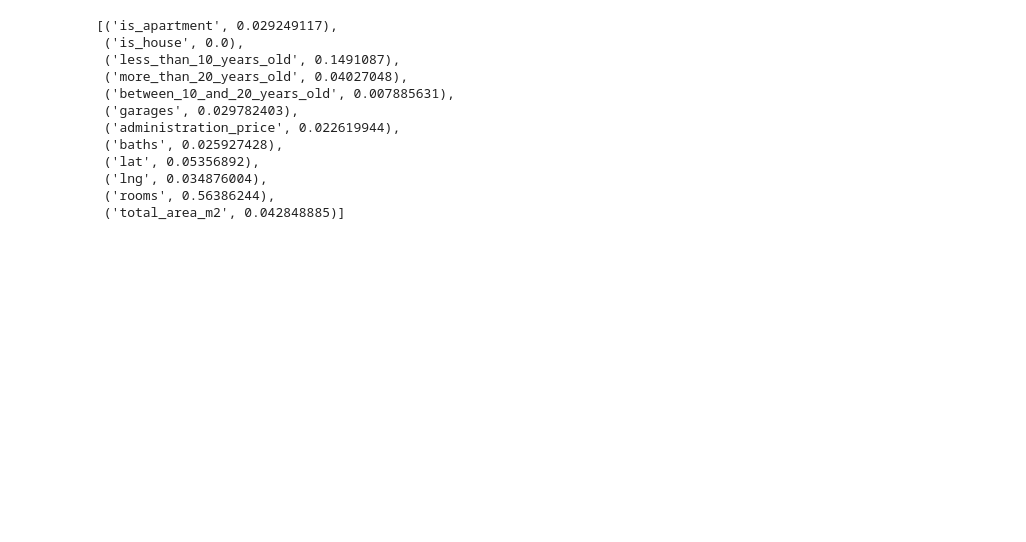
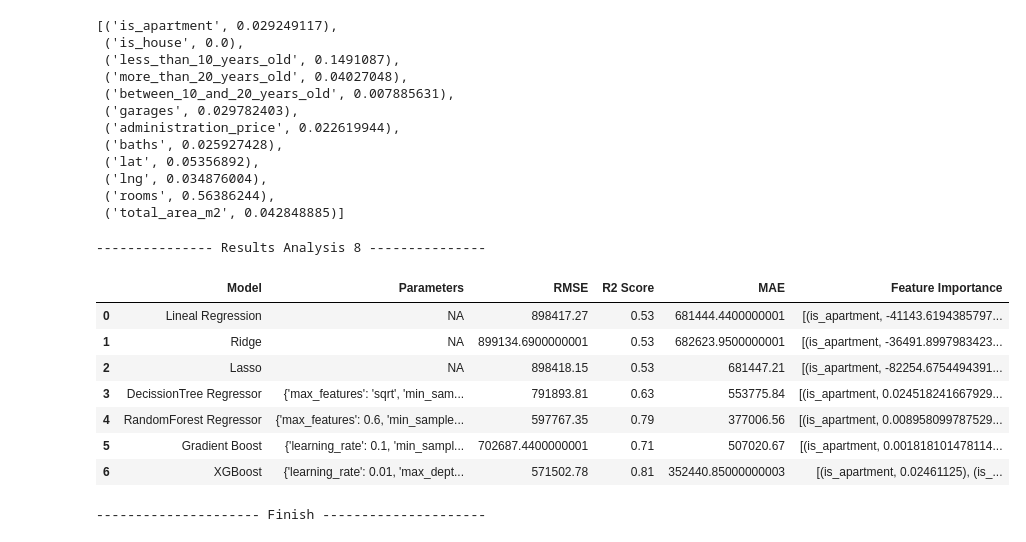
Before and after one commit to joch182/inmoxis-price-prediction, a Jupyter notebook: Models_analysis_stratum_4.ipynb, the cells around one changed output. Cells and saved outputs as stored; diff of their text form; code cells hidden in the pictures; blank space fills up the shorter version.

```diff
--- a/Models_analysis_stratum_4.ipynb
+++ b/Models_analysis_stratum_4.ipynb
@@ -239,3 +239,34 @@ pprint(results_v6['Feature Importance'][6])
  ('lng', 0.034876004),
  ('rooms', 0.56386244),
  ('total_area_m2', 0.042848885)]
+# %%
+# Analysis 8: Reduce DF
+data_df = pd.read_csv('Data/20230409_Sales_HousesApartments_Bogota_Stratum4_price_and_pricem2.csv')
+data_df.drop('price', axis=1, inplace=True)
+data_df = data_df[data_df['price_m2'] <= 15000000]
+data_df = data_df[data_df['total_area_m2'] <= 400]
+data_df = data_df[data_df['administration_price'] <= 1500000]
+data_df = data_df[data_df['lat'] > 4.58 ]
+data_df = data_df[data_df['lng'] > -74.15 ]
+data_df = data_df[data_df['lng'] < -74.02 ]
+data_df = data_df[data_df['rooms'] < 5 ]
+data_df.dropna(inplace=True)
+
+x_train, x_test, y_train, y_test = data_split(data_df)
+x_column_names = data_df.drop('price_m2',axis=1).columns.values.tolist()
+results_v8 = execute_analysis()
+# %%
+print("--------------- Results Analysis 8 ---------------")
+display(results_v8)
+print("--------------------- Finish ---------------------")
+# %% [output]
+--------------- Results Analysis 8 ---------------
+|  | Model | Parameters | RMSE | R2 Score | MAE | Feature Importance |
+| 0 | Lineal Regression | NA | 898417.27 | 0.53 | 681444.4400000001 | [(is_apartment, -41143.6194385797... |
+| 1 | Ridge | NA | 899134.6900000001 | 0.53 | 682623.9500000001 | [(is_apartment, -36491.8997983423... |
+| 2 | Lasso | NA | 898418.15 | 0.53 | 681447.21 | [(is_apartment, -82254.6754494391... |
+| 3 | DecissionTree Regressor | {'max_features': 'sqrt', 'min_sam... | 791893.81 | 0.63 | 553775.84 | [(is_apartment, 0.024518241667929... |
+| 4 | RandomForest Regressor | {'max_features': 0.6, 'min_sample... | 597767.35 | 0.79 | 377006.56 | [(is_apartment, 0.008958099787529... |
+| 5 | Gradient Boost | {'learning_rate': 0.1, 'min_sampl... | 702687.4400000001 | 0.71 | 507020.67 | [(is_apartment, 0.001818101478114... |
+| 6 | XGBoost | {'learning_rate': 0.01, 'max_dept... | 571502.78 | 0.81 | 352440.85000000003 | [(is_apartment, 0.02461125), (is_... |
+--------------------- Finish ---------------------
```
Also changed, not shown: parts of 2 cells of this notebook.
